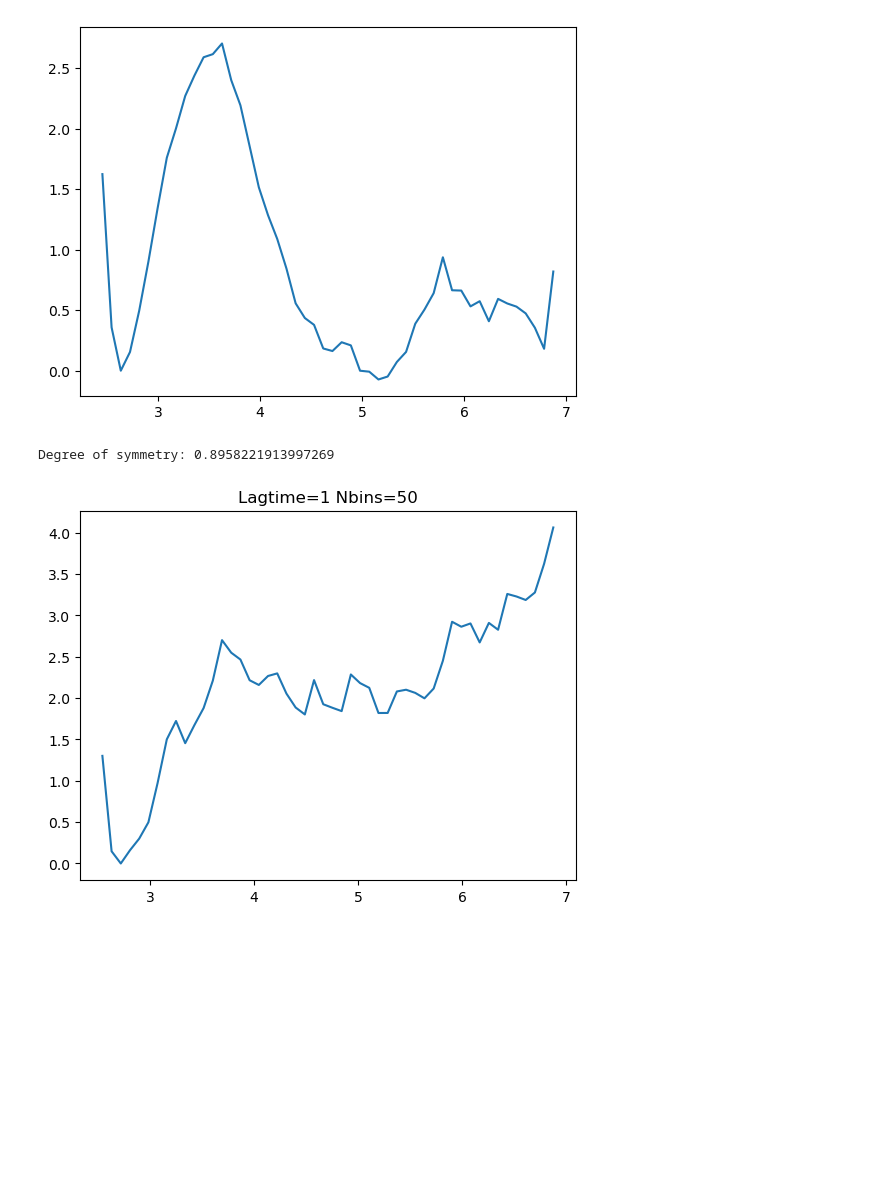
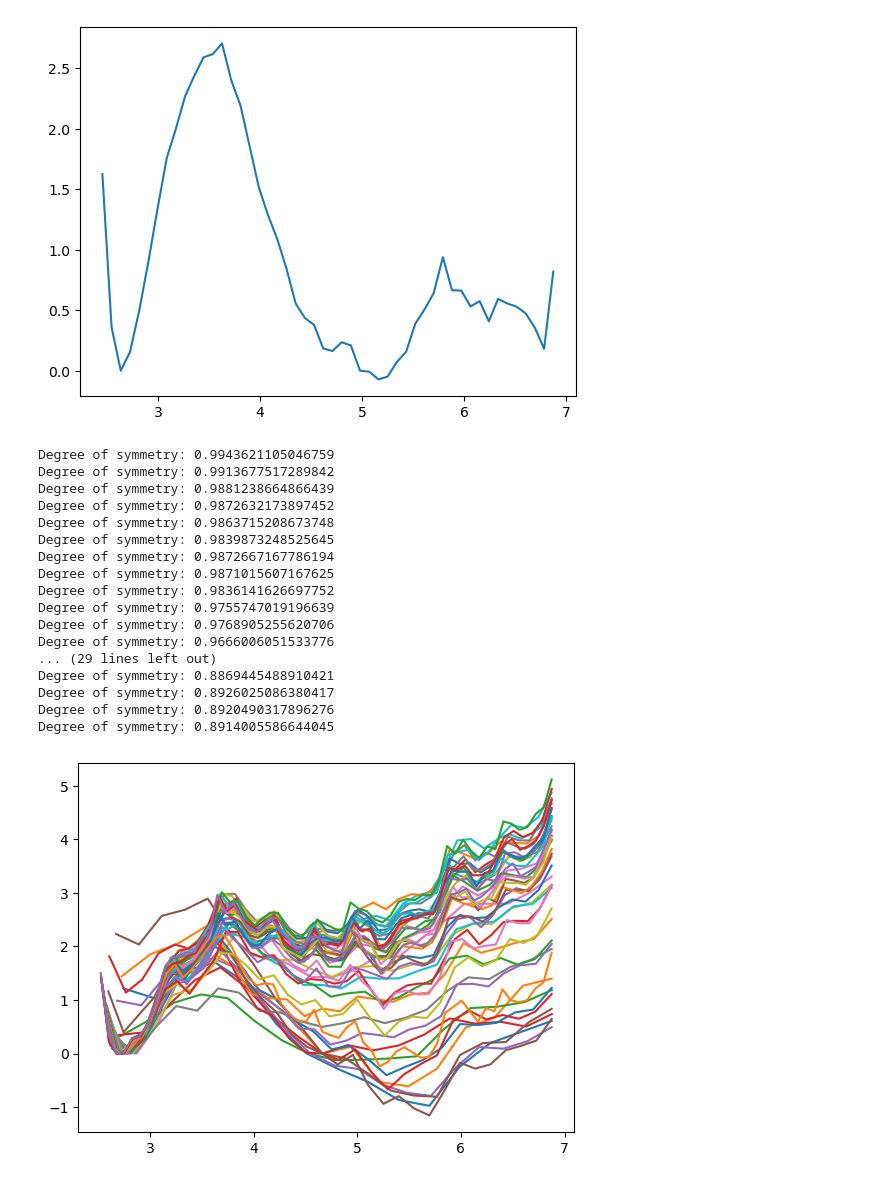
Before and after one commit to rostaresearch/enhanced-sampling-workshop-2022, a Jupyter notebook: Day1/1.Umbrella_Sampling_NaCl/NaCl_Umbrella_Sampling.ipynb, the cells around one changed output. Saved outputs shown, nothing was run; the diff lists cells and outputs as text; code cells hidden in the pictures; blank space fills up the shorter version.

```diff
--- a/Day1/1.Umbrella_Sampling_NaCl/NaCl_Umbrella_Sampling.ipynb
+++ b/Day1/1.Umbrella_Sampling_NaCl/NaCl_Umbrella_Sampling.ipynb
@@ -412,11 +412,34 @@ d.KbT = 0.001987204259 * T
 d.k_val = np.ones(dist.shape[0]) * K / 418.4
 d.constr_val = umbrella_centers * 10
 # %%
+results = []
 for l in [1]:
-    for n in [50]:
+    for n in range(15, 60):
         d.lagtime = l
         d.numbins = n
-        d.run(biased=True)
+        results.append(d.run(biased=True, plot=False))
 # %% [output]
-Degree of symmetry: 0.8958221913997269
+Degree of symmetry: 0.9943621105046759
+Degree of symmetry: 0.9913677517289842
+Degree of symmetry: 0.9881238664866439
+Degree of symmetry: 0.9872632173897452
+Degree of symmetry: 0.9863715208673748
+Degree of symmetry: 0.9839873248525645
+Degree of symmetry: 0.9872667167786194
+Degree of symmetry: 0.9871015607167625
+Degree of symmetry: 0.9836141626697752
+Degree of symmetry: 0.9755747019196639
+Degree of symmetry: 0.9768905255620706
+Degree of symmetry: 0.9666006051533776
+... (29 lines left out)
+Degree of symmetry: 0.8869445488910421
+Degree of symmetry: 0.8926025086380417
+Degree of symmetry: 0.8920490317896276
+Degree of symmetry: 0.8914005586644045
-[figure, removed]
+# %%
+f, a = plt.subplots()
+for r in results:
+    a.plot(r[0], r[1], label="bin={:d}".format(len(r[0])))
+# plt.legend()
+# %% [output]
+[figure, added]
```
Also changed, not shown: parts of 1 cell of this notebook, 9 other files.
